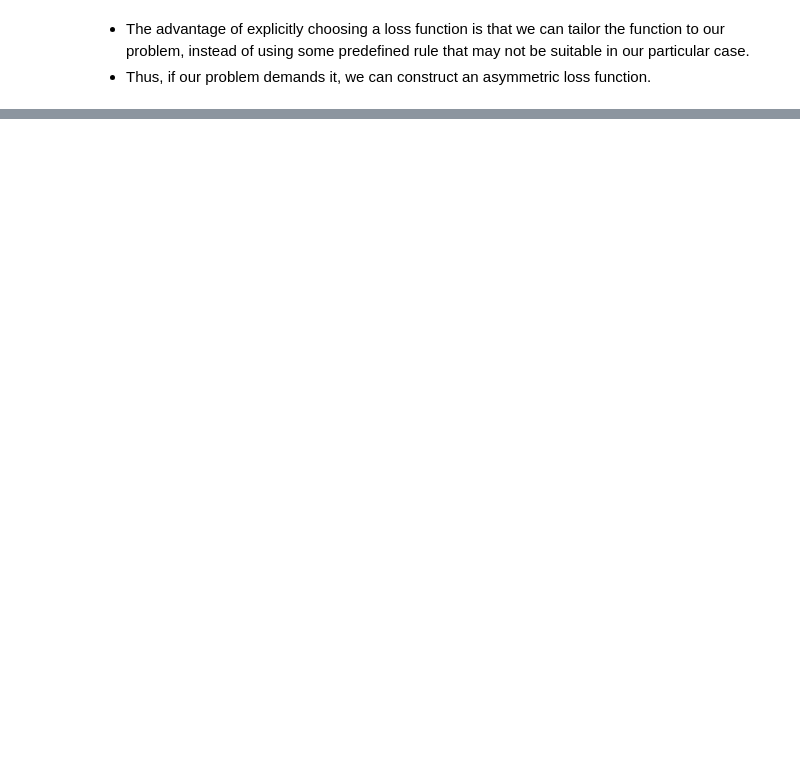
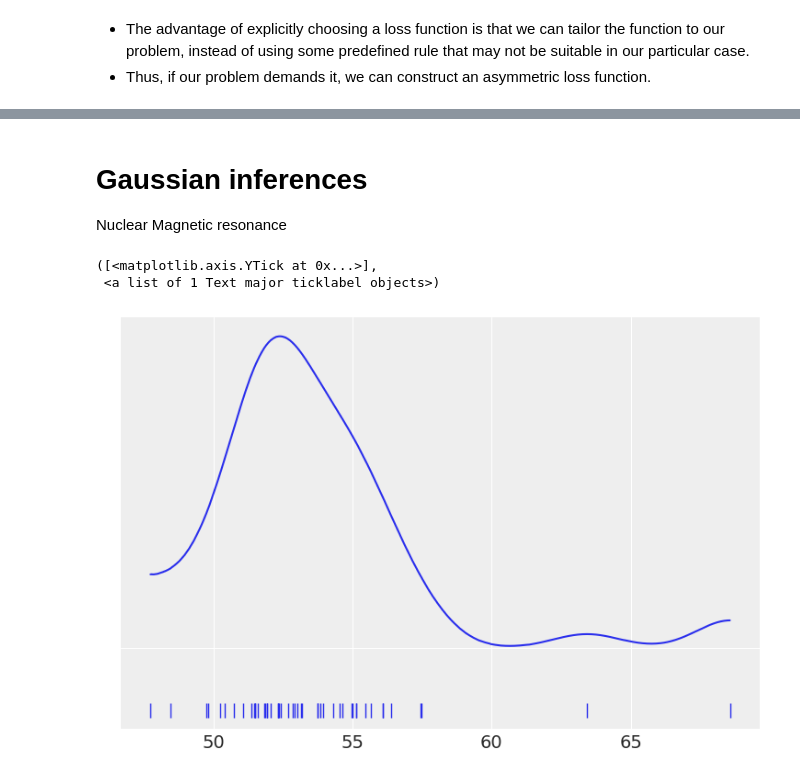
Before and after one commit to atharvakale31/PR_ML, a Jupyter notebook: Programming_Probastically.ipynb, the cells around one changed output, grey strips where cells are left out. Drawn from its saved outputs; the diff is of its cells as text; code cells hidden in the pictures; blank space fills up the shorter version.

```diff
--- a/Programming_Probastically.ipynb
+++ b/Programming_Probastically.ipynb
@@ -135,0 +140,11 @@ Text(0.5, 0, '$\\hat \\theta$')
+# %% [markdown]
+# Gaussian inferences
+Nuclear Magnetic resonance
+# %%
+data = np.loadtxt('chemical_shifts.txt')
+az.plot_kde(data, rug=True)
+plt.yticks([0], alpha=0)
+# %% [output]
+([<matplotlib.axis.YTick at 0x...>],
+ <a list of 1 Text major ticklabel objects>)
+[figure, added]
```
Also changed, not shown: parts of 37 cells of this notebook.
